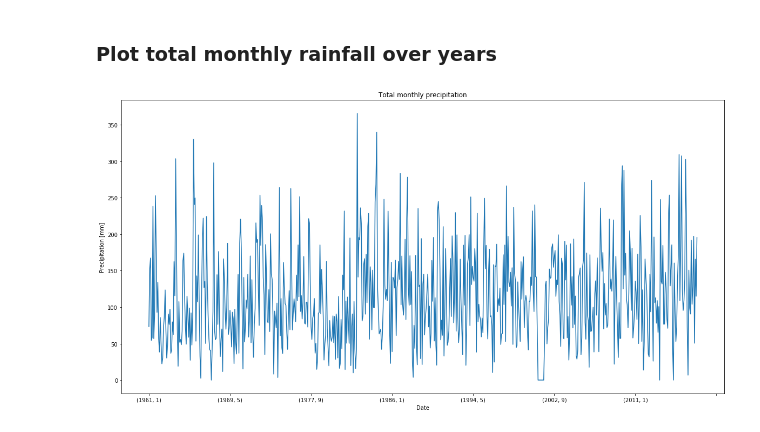
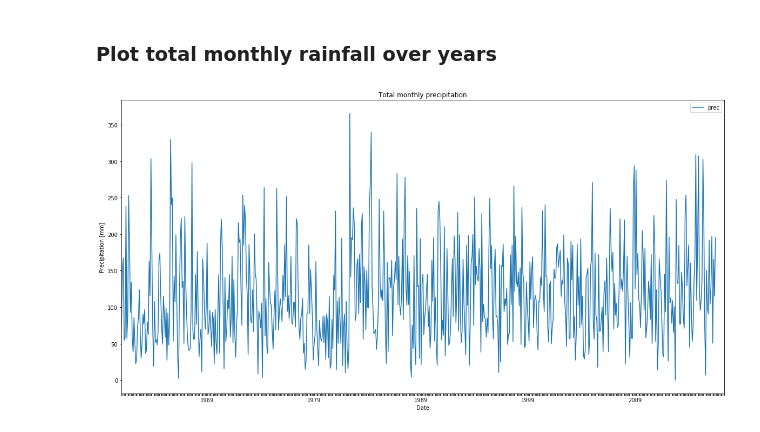
Before and after one commit to dsllt/PortoAlegre_TimeSeriesAnalysis, a Jupyter notebook: TimeSeriesAnalysis.ipynb, the cells around one changed output. Cells and saved outputs as stored; diff of their text form; code cells hidden in the pictures.

```diff
--- a/TimeSeriesAnalysis.ipynb
+++ b/TimeSeriesAnalysis.ipynb
@@ -143 +172,3 @@ DatetimeIndex(['1961-01-01', '1961-01-02', '1961-01-03', '1961-01-04',
+# %%
+df_modified.dropna(axis = 0, subset = ['prec'], inplace = True)
 # %% [markdown]
@@ -199,10 +275,13 @@ plt.title('Monthly average precipitation');
 # %% [markdown]
 ### Plot total monthly rainfall over years
 # %%
-years = monthly_sum.reset_index(level=0).year.unique()
-monthly_sum.plot(figsize=(20,10))
+month_year = pd.date_range(start = df_modified.index[0], end = df_modified.index[-1], freq = 'MS')
+tmp = pd.DataFrame(monthly_sum.reset_index(drop=True)) #tmp: total monthly precipitation
+tmp['date'] = pd.DataFrame(month_year)
+tmp.set_index('date', inplace = True)
+tmp.plot(figsize=(20,10))
 plt.xlabel('Date')
 plt.ylabel('Precipitation [mm]')
 plt.title('Total monthly precipitation');
 # %% [output]
-[figure, old version]
+[figure, new version]
```
Also changed, not shown: parts of 23 cells of this notebook.
